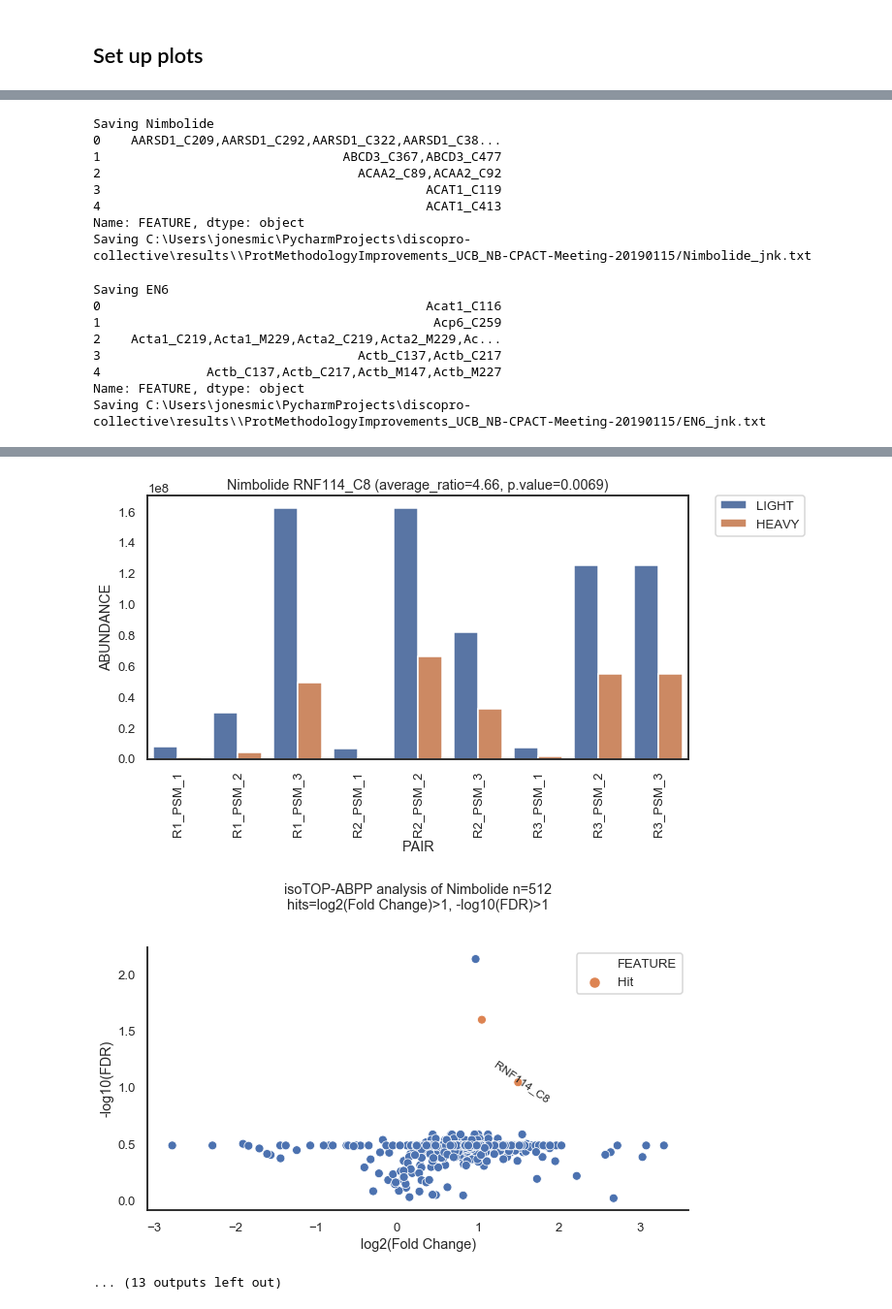
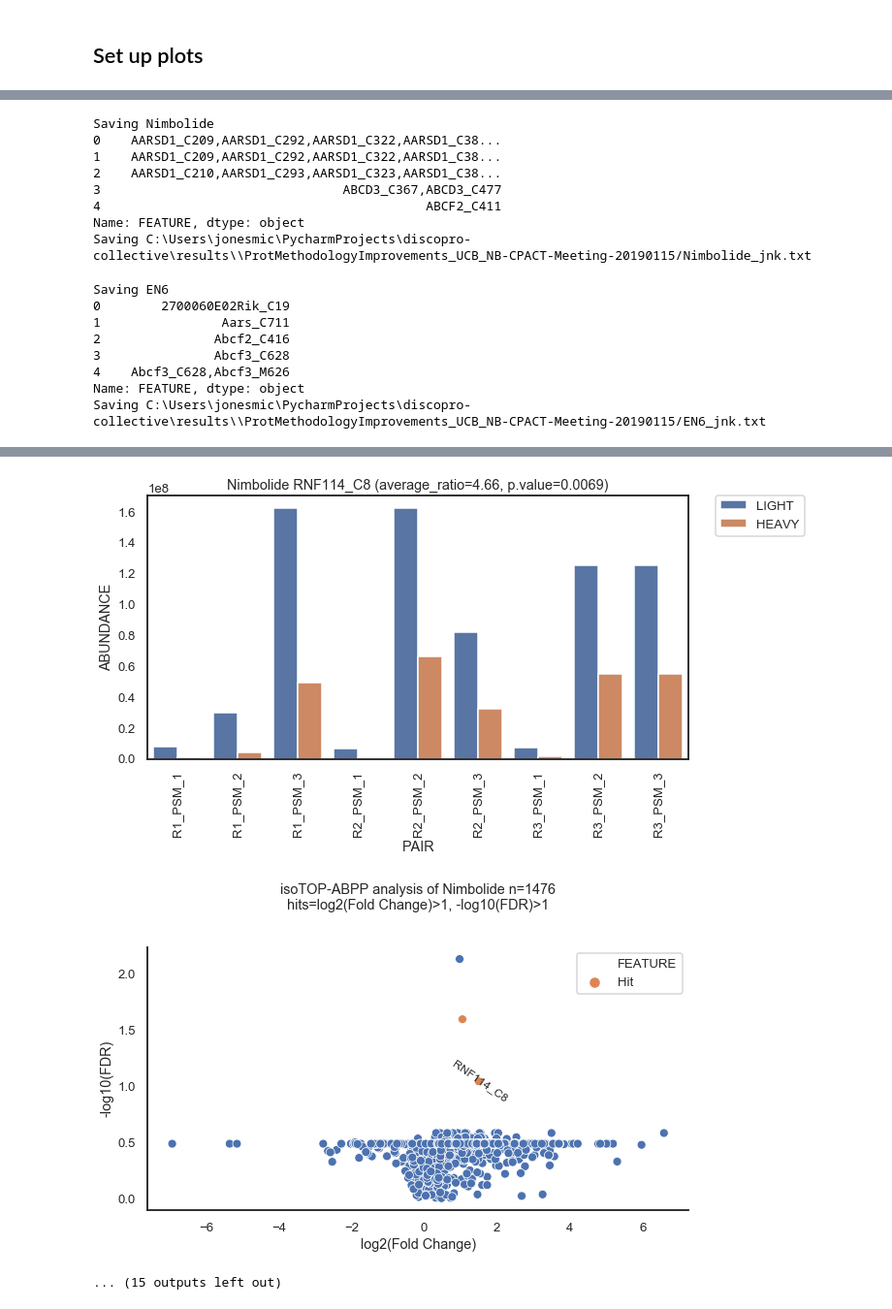
Before and after one commit to mdjones/mdjones.github.io, a Jupyter notebook: ucb/ProtMethodologyImprovements_UCB_NB-CPACT-Meeting-20190115.ipynb, the cells around one changed output, grey strips where cells are left out. Shown at 97% size. Cells and saved outputs as stored; diff of their text form; code cells hidden in the pictures.

```diff
--- a/ucb/ProtMethodologyImprovements_UCB_NB-CPACT-Meeting-20190115.ipynb
+++ b/ucb/ProtMethodologyImprovements_UCB_NB-CPACT-Meeting-20190115.ipynb
@@ -291,6 +293,10 @@ def do_plots(dataSet=None, dataset_name=None,
            datasetName=title, xcut=2, ycut=2, expected_hits=expected_hits,
            show_filtered=False, project_results_dir=project_results_dir)
 
+    do_scatter(dataSet.contrast_table, px='log2(Fold Change)_psm', py='-log10(fdr.one.sample.p.value)_psm',
+           datasetName=title, xcut=2, ycut=2, expected_hits=expected_hits,
+           show_filtered=False, project_results_dir=project_results_dir)
+
     do_barplot(dataSet=dataSet, features=expected_hits, title=dataset_name,
                 project_results_dir=project_results_dir)
 
@@ -310,41 +316,41 @@ for dataset_name in list(data.keys()):
             )
 
     print('Saving {}'.format(dataset_name))
     print(dataSet.contrast_table.head()['FEATURE'])
     dataSet.save_data_set(directory=project_results_dir, prefix=dataset_name)
 
     file_path = '{}/{}_jnk.txt'.format(project_results_dir, dataset_name)
     print('Saving {}'.format(file_path))
     dataSet.contrast_table.to_csv(file_path, index=False, sep='\t')
 # %% [output]
 C:\Users\jonesmic\PycharmProjects\discopro-collective\results\\ProtMethodologyImprovements_UCB_NB-CPACT-Meeting-20190115
 dict_keys(['Nimbolide', 'EN6'])
 A value is trying to be set on a copy of a slice from a DataFrame.
 Try using .loc[row_indexer,col_indexer] = value instead
 
 See the caveats in the documentation: http://pandas.pydata.org/pandas-docs/stable/indexing.html#indexing-view-versus-copy
 Saving Nimbolide
 0    AARSD1_C209,AARSD1_C292,AARSD1_C322,AARSD1_C38...
-1                                ABCD3_C367,ABCD3_C477
-2                                  ACAA2_C89,ACAA2_C92
-3                                           ACAT1_C119
-4                                           ACAT1_C413
+1    AARSD1_C209,AARSD1_C292,AARSD1_C322,AARSD1_C38...
+2    AARSD1_C210,AARSD1_C293,AARSD1_C323,AARSD1_C38...
+3                                ABCD3_C367,ABCD3_C477
+4                                           ABCF2_C411
 Name: FEATURE, dtype: object
 Saving C:\Users\jonesmic\PycharmProjects\discopro-collective\results\\ProtMethodologyImprovements_UCB_NB-CPACT-Meeting-20190115/Nimbolide_jnk.txt
 Saving EN6
-0                                           Acat1_C116
-1                                            Acp6_C259
-2    Acta1_C219,Acta1_M229,Acta2_C219,Acta2_M229,Ac...
-3                                  Actb_C137,Actb_C217
-4              Actb_C137,Actb_C217,Actb_M147,Actb_M227
+0        2700060E02Rik_C19
+1                Aars_C711
+2               Abcf2_C416
+3               Abcf3_C628
+4    Abcf3_C628,Abcf3_M626
 Name: FEATURE, dtype: object
 Saving C:\Users\jonesmic\PycharmProjects\discopro-collective\results\\ProtMethodologyImprovements_UCB_NB-CPACT-Meeting-20190115/EN6_jnk.txt
 [figure]
 [figure]
 [figure]
 [figure]
 [figure]
 [figure]
 [figure]
-[figure, old version]
+[figure, new version]
-... (13 outputs left out)
+... (15 outputs left out)
```
Also changed, not shown: parts of 4 cells of this notebook, 3 other files.
